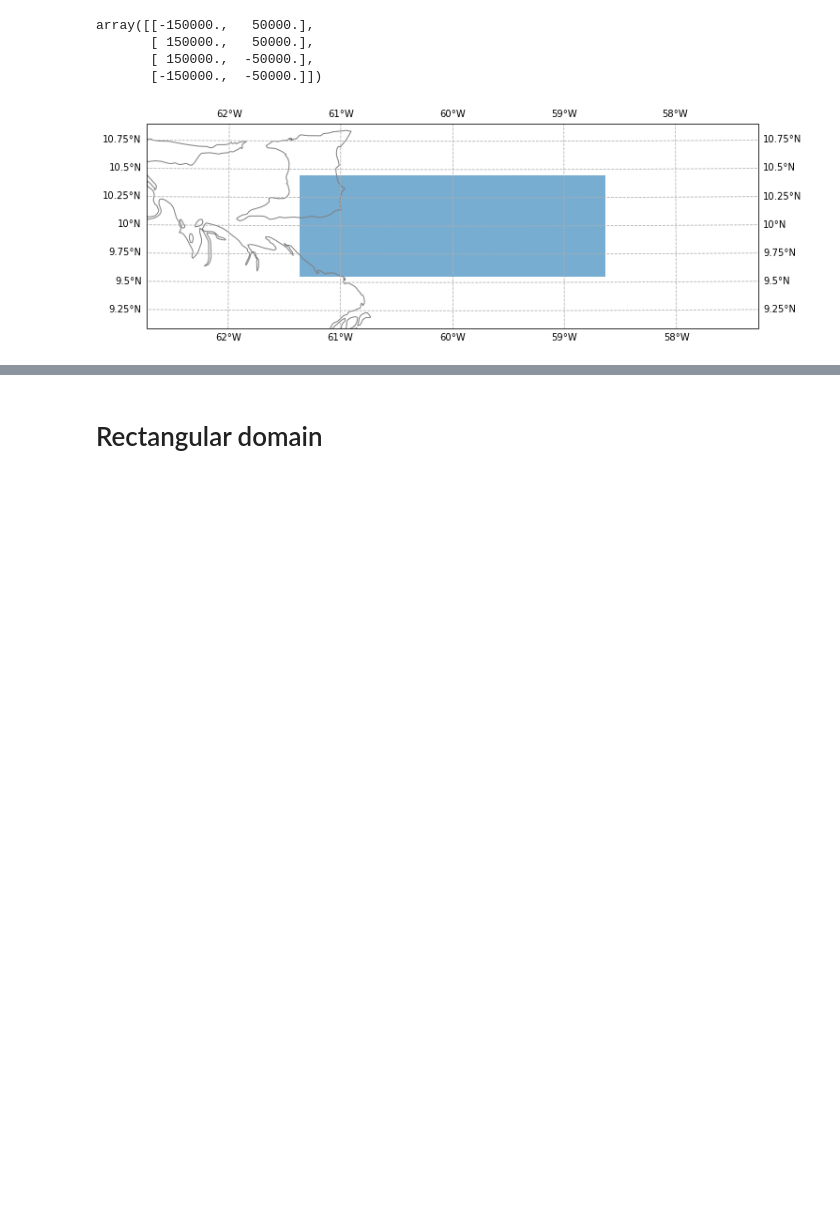
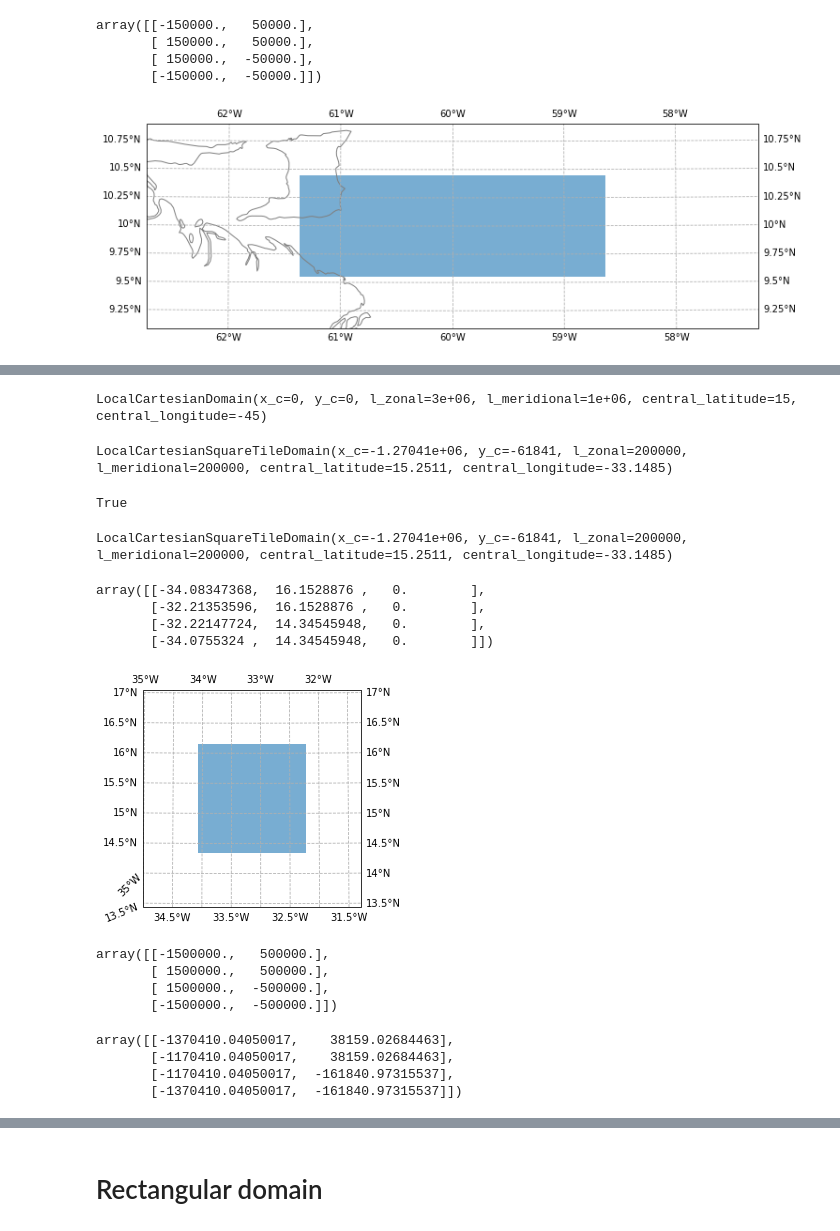
Before and after one commit to convml/convml-tt, a Jupyter notebook: example_notebooks/data_sources/triplet locations.ipynb, the cells around one changed output, grey strips where cells are left out. Drawn from its saved outputs; the diff is of its cells as text; code cells hidden in the pictures; blank space fills up the shorter version.

```diff
--- a/example_notebooks/data_sources/triplet locations.ipynb
+++ b/example_notebooks/data_sources/triplet locations.ipynb
@@ -60,3 +74,40 @@ for tile, color in zip(triplet_tiles, "rgb"):
+# %%
+print(domain)
+# %% [output]
+LocalCartesianDomain(x_c=0, y_c=0, l_zonal=3e+06, l_meridional=1e+06, central_latitude=15, central_longitude=-45)
+# %%
+print(tile)
+# %% [output]
+LocalCartesianSquareTileDomain(x_c=-1.27041e+06, y_c=-61841, l_zonal=200000, l_meridional=200000, central_latitude=15.2511, central_longitude=-33.1485)
+# %%
+domain.spatial_bounds_geometry.contains(tile.spatial_bounds_geometry)
+# %% [output]
+True
+# %%
+tile.plot_outline()
+print(tile)
+tile.latlon_bounds
+# %% [output]
+LocalCartesianSquareTileDomain(x_c=-1.27041e+06, y_c=-61841, l_zonal=200000, l_meridional=200000, central_latitude=15.2511, central_longitude=-33.1485)
+array([[-34.08347368,  16.1528876 ,   0.        ],
+       [-32.21353596,  16.1528876 ,   0.        ],
+       [-32.22147724,  14.34545948,   0.        ],
+       [-34.0755324 ,  14.34545948,   0.        ]])
+[figure, added]
+# %%
+domain.spatial_bounds
+# %% [output]
+array([[-1500000.,   500000.],
+       [ 1500000.,   500000.],
+       [ 1500000.,  -500000.],
+       [-1500000.,  -500000.]])
+# %%
+tile.spatial_bounds
+# %% [output]
+array([[-1370410.04050017,    38159.02684463],
+       [-1170410.04050017,    38159.02684463],
+       [-1170410.04050017,  -161840.97315537],
+       [-1370410.04050017,  -161840.97315537]])
 # %%
 triplet_tiles[1].get_grid(N=3)
 # %% [output]
```
Also changed, not shown: parts of 12 cells of this notebook, 4 other files.
